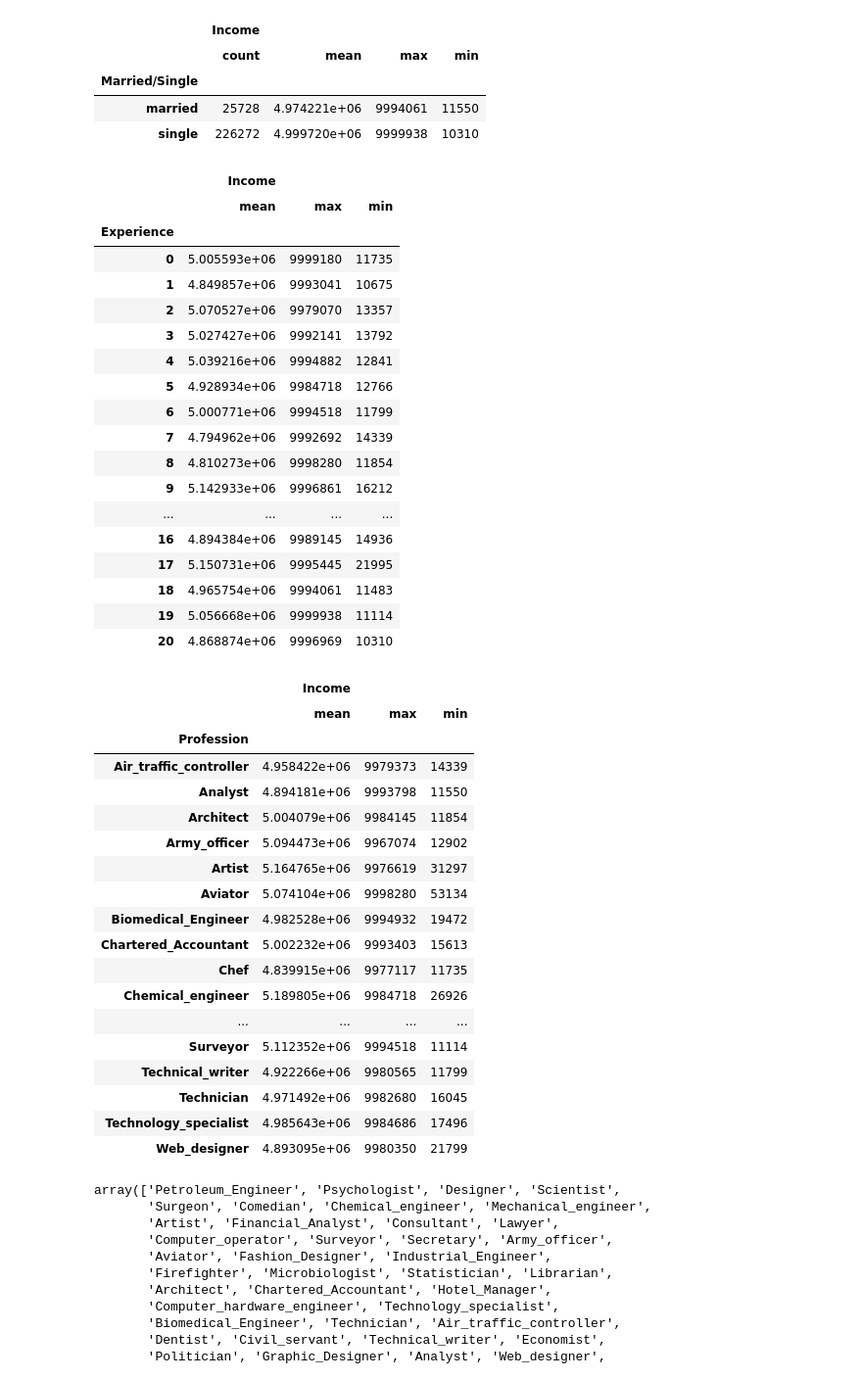
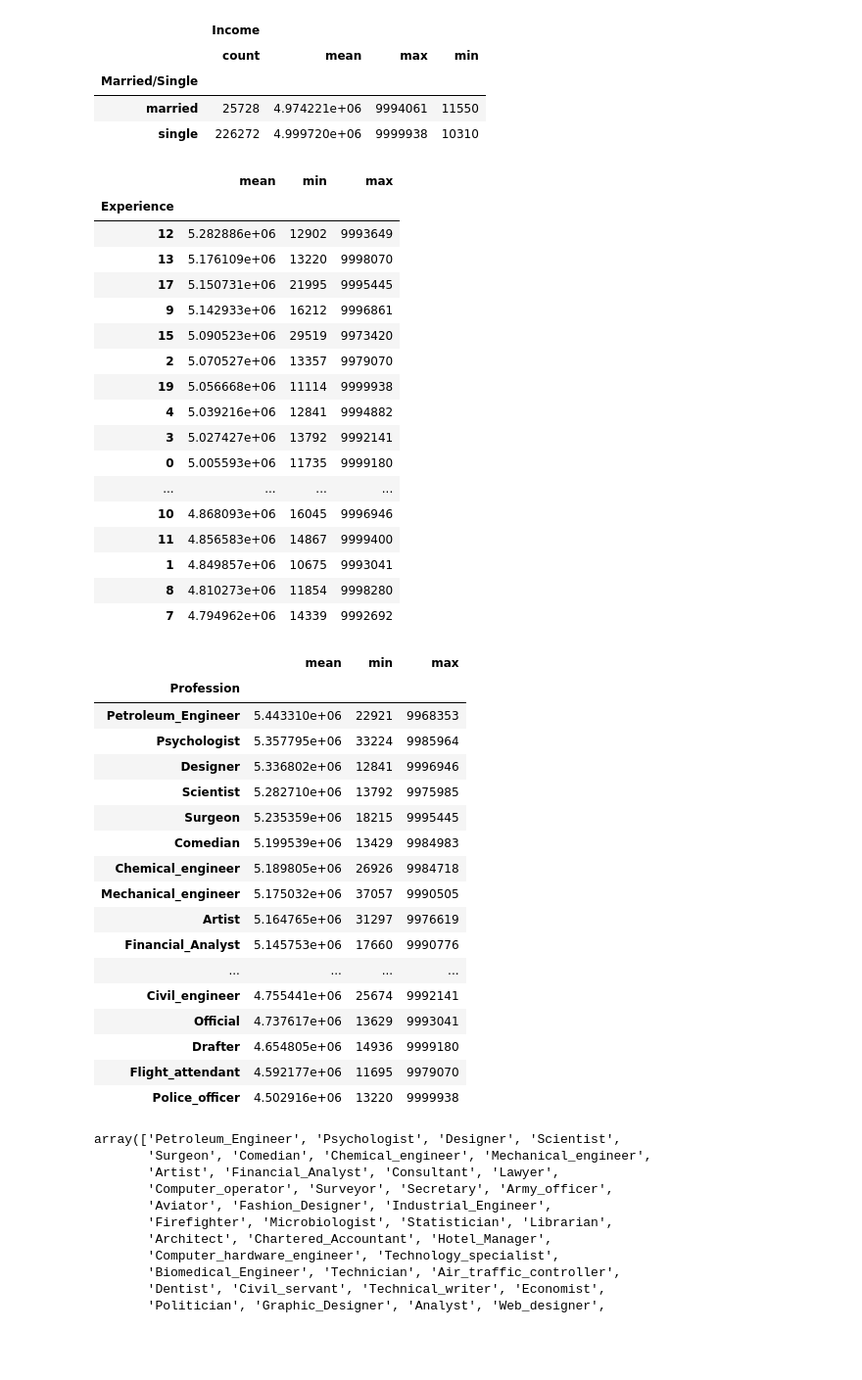
Before and after one commit to fyisa2/ATechSpace, a Jupyter notebook: Final_Assessment.ipynb, the cells around one changed output. Shown: that part at 98% size. Drawn from its saved outputs; the diff is of its cells as text; code cells hidden in the pictures; blank space fills up the shorter version.

```diff
--- a/Final_Assessment.ipynb
+++ b/Final_Assessment.ipynb
@@ -163,53 +163,54 @@ mlmodel.groupby('Married/Single').agg({'Income':['count','mean','max','min']})
 # %%
 '''Reproduce the code for this (Experience groupedby Income)'''
 #mlmodel.groupby('Experience').Income.describe()
-#mlmodel.groupby('Experience', sort=True).agg({'Income':['mean','max','min']})
-mlmodel.groupby('Experience').agg({'Income':['mean','max','min']})
+#mlmodel.groupby('Experience', sort=False).agg({'Income':['mean','max','min']})
+#mlmodel.groupby('Experience').agg({'Income':['mean','max','min']})
+#mlmodel.groupby('Income').agg({'Experience':['mean','max','min']})
+#dp = mlmodel.groupby('Experience').agg({'Income':['mean','max','min']})
+mlmodel.groupby(['Experience']).Income.agg(['mean', min, max]).sort_values(by='mean',ascending=False)
 # %% [output]
-|  | Income |  |  |
-|  | mean | max | min |
+|  | mean | min | max |
 | Experience |  |  |  |
-| 0 | 5.005593e+06 | 9999180 | 11735 |
-| 1 | 4.849857e+06 | 9993041 | 10675 |
-| 2 | 5.070527e+06 | 9979070 | 13357 |
-| 3 | 5.027427e+06 | 9992141 | 13792 |
-| 4 | 5.039216e+06 | 9994882 | 12841 |
-| 5 | 4.928934e+06 | 9984718 | 12766 |
-| 6 | 5.000771e+06 | 9994518 | 11799 |
-| 7 | 4.794962e+06 | 9992692 | 14339 |
-| 8 | 4.810273e+06 | 9998280 | 11854 |
-| 9 | 5.142933e+06 | 9996861 | 16212 |
+| 12 | 5.282886e+06 | 12902 | 9993649 |
+| 13 | 5.176109e+06 | 13220 | 9998070 |
+| 17 | 5.150731e+06 | 21995 | 9995445 |
+| 9 | 5.142933e+06 | 16212 | 9996861 |
+| 15 | 5.090523e+06 | 29519 | 9973420 |
+| 2 | 5.070527e+06 | 13357 | 9979070 |
+| 19 | 5.056668e+06 | 11114 | 9999938 |
+| 4 | 5.039216e+06 | 12841 | 9994882 |
+| 3 | 5.027427e+06 | 13792 | 9992141 |
+| 0 | 5.005593e+06 | 11735 | 9999180 |
 | ... | ... | ... | ... |
-| 16 | 4.894384e+06 | 9989145 | 14936 |
-| 17 | 5.150731e+06 | 9995445 | 21995 |
-| 18 | 4.965754e+06 | 9994061 | 11483 |
-| 19 | 5.056668e+06 | 9999938 | 11114 |
-| 20 | 4.868874e+06 | 9996969 | 10310 |
+| 10 | 4.868093e+06 | 16045 | 9996946 |
+| 11 | 4.856583e+06 | 14867 | 9999400 |
+| 1 | 4.849857e+06 | 10675 | 9993041 |
+| 8 | 4.810273e+06 | 11854 | 9998280 |
+| 7 | 4.794962e+06 | 14339 | 9992692 |
 # %%
 #Clue = '''Reproduce the code for this (Profession groupedby Income)'''
-Clue=mlmodel.groupby('Profession').agg({'Income':['mean','max','min']})
-
+#Clue=mlmodel.groupby('Profession').agg({'Income':['mean','max','min']})
+Clue=mlmodel.groupby(['Profession']).Income.agg(['mean', min, max]).sort_values(by='mean',ascending=False)
 Clue
 # %% [output]
-|  | Income |  |  |
-|  | mean | max | min |
+|  | mean | min | max |
 | Profession |  |  |  |
-| Air_traffic_controller | 4.958422e+06 | 9979373 | 14339 |
-| Analyst | 4.894181e+06 | 9993798 | 11550 |
-| Architect | 5.004079e+06 | 9984145 | 11854 |
-| Army_officer | 5.094473e+06 | 9967074 | 12902 |
-| Artist | 5.164765e+06 | 9976619 | 31297 |
-| Aviator | 5.074104e+06 | 9998280 | 53134 |
-| Biomedical_Engineer | 4.982528e+06 | 9994932 | 19472 |
-| Chartered_Accountant | 5.002232e+06 | 9993403 | 15613 |
-| Chef | 4.839915e+06 | 9977117 | 11735 |
-| Chemical_engineer | 5.189805e+06 | 9984718 | 26926 |
+| Petroleum_Engineer | 5.443310e+06 | 22921 | 9968353 |
+| Psychologist | 5.357795e+06 | 33224 | 9985964 |
+| Designer | 5.336802e+06 | 12841 | 9996946 |
+| Scientist | 5.282710e+06 | 13792 | 9975985 |
+| Surgeon | 5.235359e+06 | 18215 | 9995445 |
+| Comedian | 5.199539e+06 | 13429 | 9984983 |
+| Chemical_engineer | 5.189805e+06 | 26926 | 9984718 |
+| Mechanical_engineer | 5.175032e+06 | 37057 | 9990505 |
+| Artist | 5.164765e+06 | 31297 | 9976619 |
+| Financial_Analyst | 5.145753e+06 | 17660 | 9990776 |
 | ... | ... | ... | ... |
-| Surveyor | 5.112352e+06 | 9994518 | 11114 |
-| Technical_writer | 4.922266e+06 | 9980565 | 11799 |
-| Technician | 4.971492e+06 | 9982680 | 16045 |
-| Technology_specialist | 4.985643e+06 | 9984686 | 17496 |
-| Web_designer | 4.893095e+06 | 9980350 | 21799 |
+| Civil_engineer | 4.755441e+06 | 25674 | 9992141 |
+| Official | 4.737617e+06 | 13629 | 9993041 |
+| Drafter | 4.654805e+06 | 14936 | 9999180 |
+| Flight_attendant | 4.592177e+06 | 11695 | 9979070 |
+| Police_officer | 4.502916e+06 | 13220 | 9999938 |
 # %%
 Due = Clue.index.values
 Due
```
Also changed, not shown: parts of 1 cell of this notebook.
